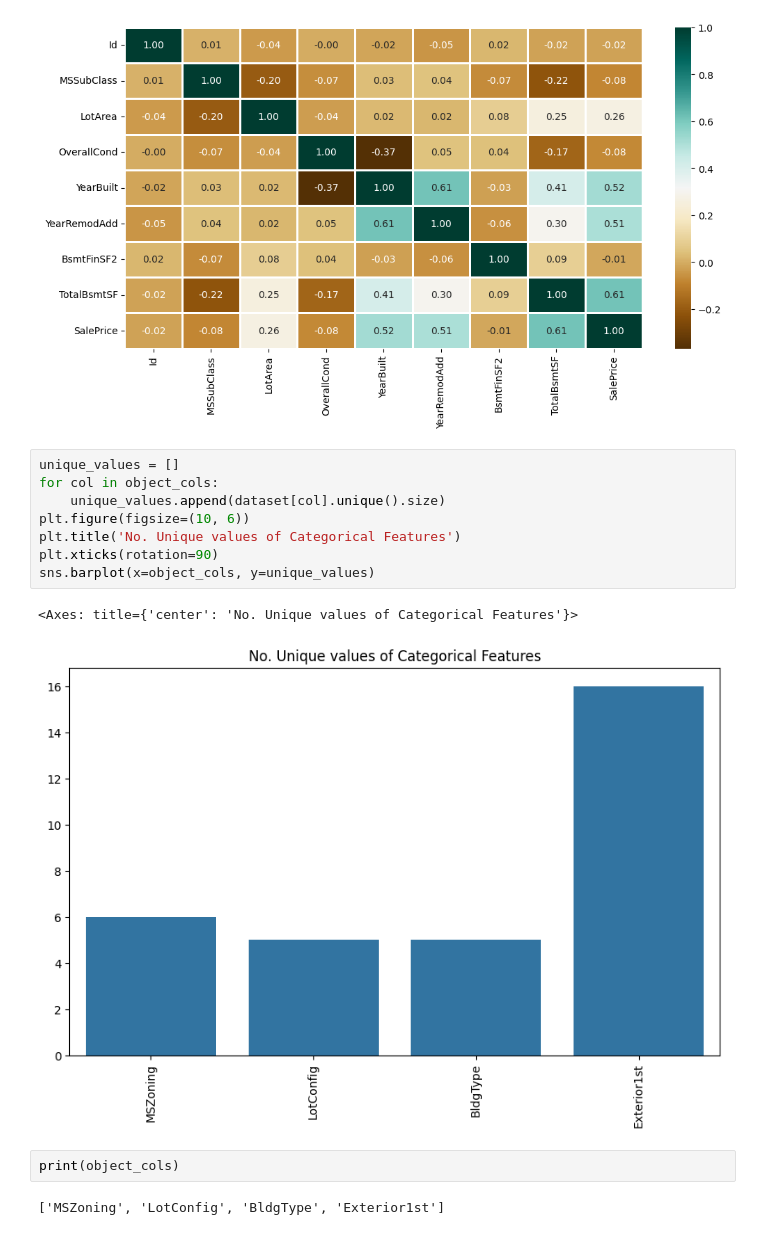
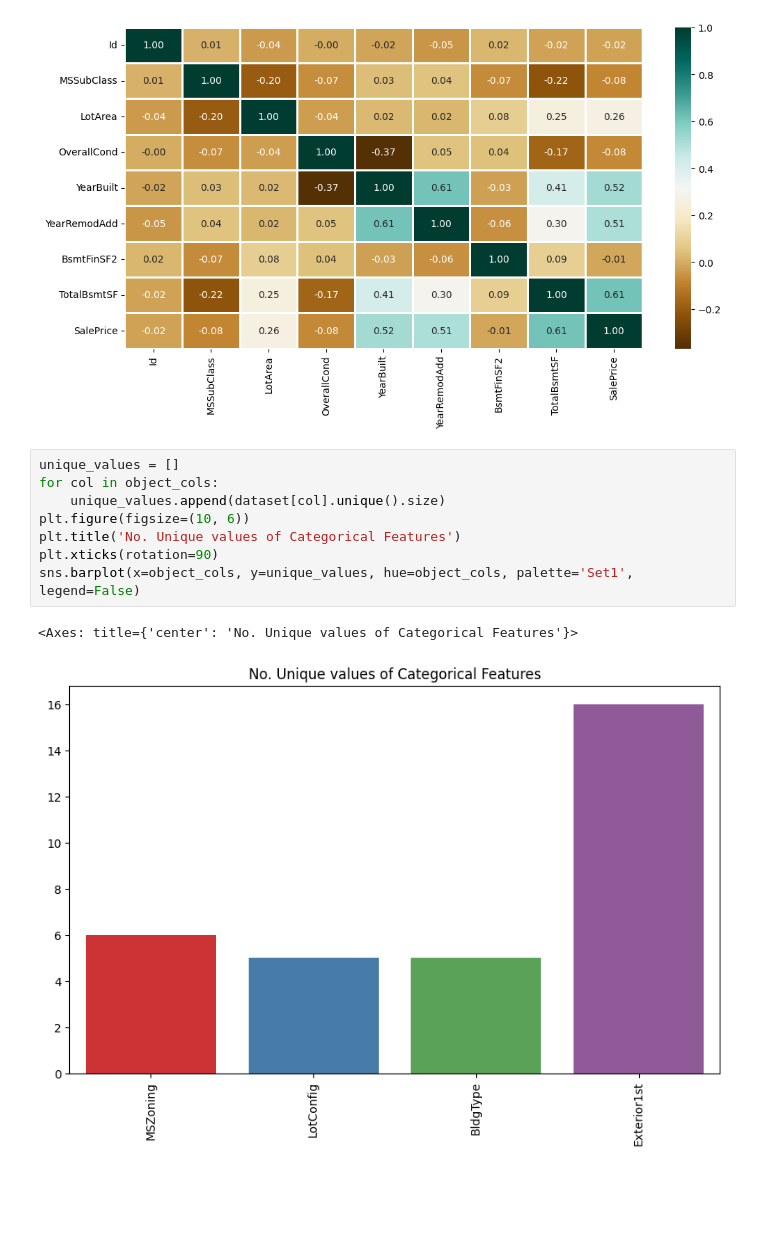
Before and after one commit to Liziye725/data_analysis_model, a Jupyter notebook: HousePricePrediction/HousePricePrediction.ipynb, the cells around one changed output. Saved outputs shown, nothing was run; the diff lists cells and outputs as text; blank space fills up the shorter version.

```diff
--- a/HousePricePrediction/HousePricePrediction.ipynb
+++ b/HousePricePrediction/HousePricePrediction.ipynb
@@ -60,15 +60,11 @@ sns.heatmap(numeric_dataset.corr(),
 # %%
 unique_values = []
 for col in object_cols:
     unique_values.append(dataset[col].unique().size)
 plt.figure(figsize=(10, 6))
 plt.title('No. Unique values of Categorical Features')
 plt.xticks(rotation=90)
-sns.barplot(x=object_cols, y=unique_values)
+sns.barplot(x=object_cols, y=unique_values, hue=object_cols, palette='Set1', legend=False)
 # %% [output]
 <Axes: title={'center': 'No. Unique values of Categorical Features'}>
-[figure, old version]
+[figure, new version]
-# %%
-print(object_cols)
-# %% [output]
-['MSZoning', 'LotConfig', 'BldgType', 'Exterior1st']
```
Also changed, not shown: parts of 2 cells of this notebook.
